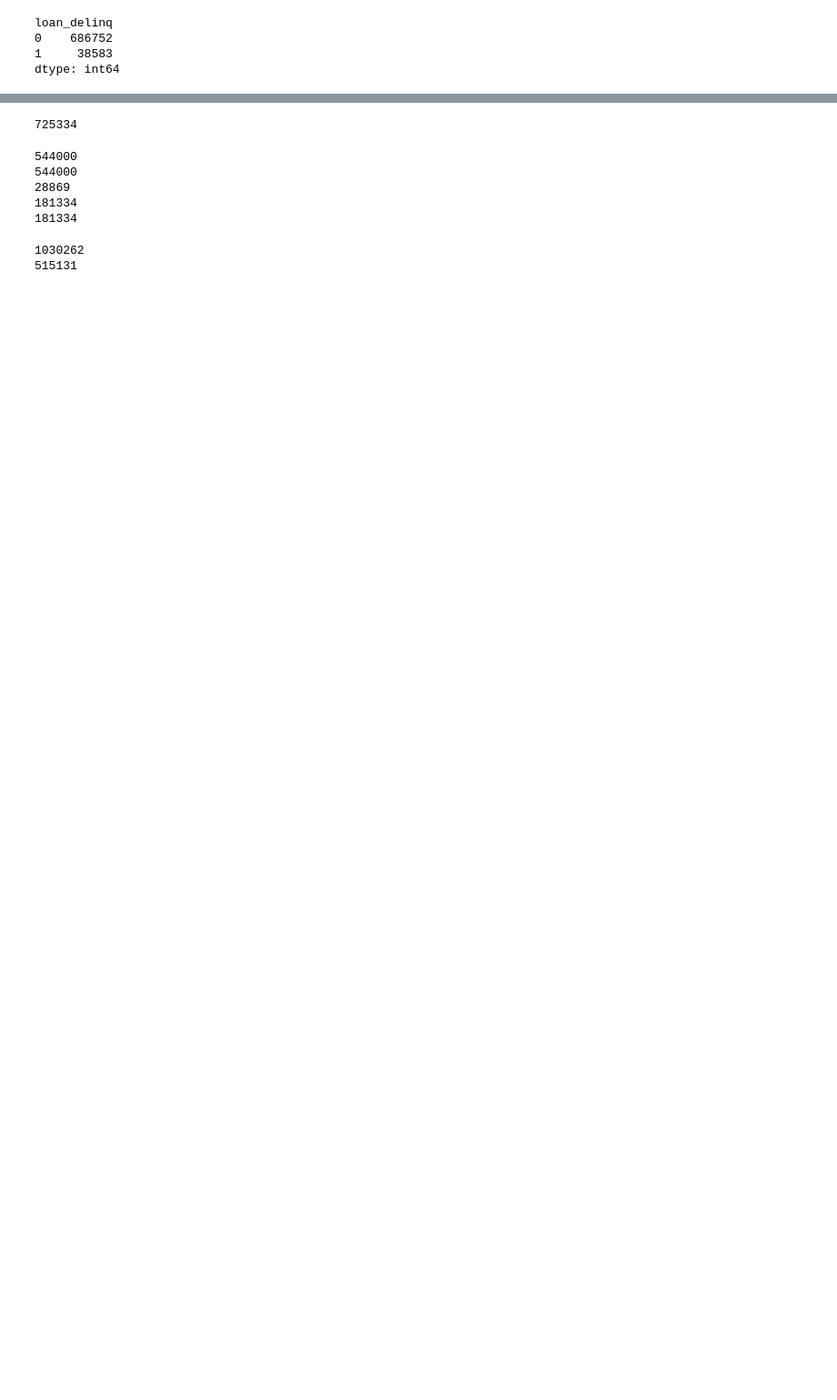
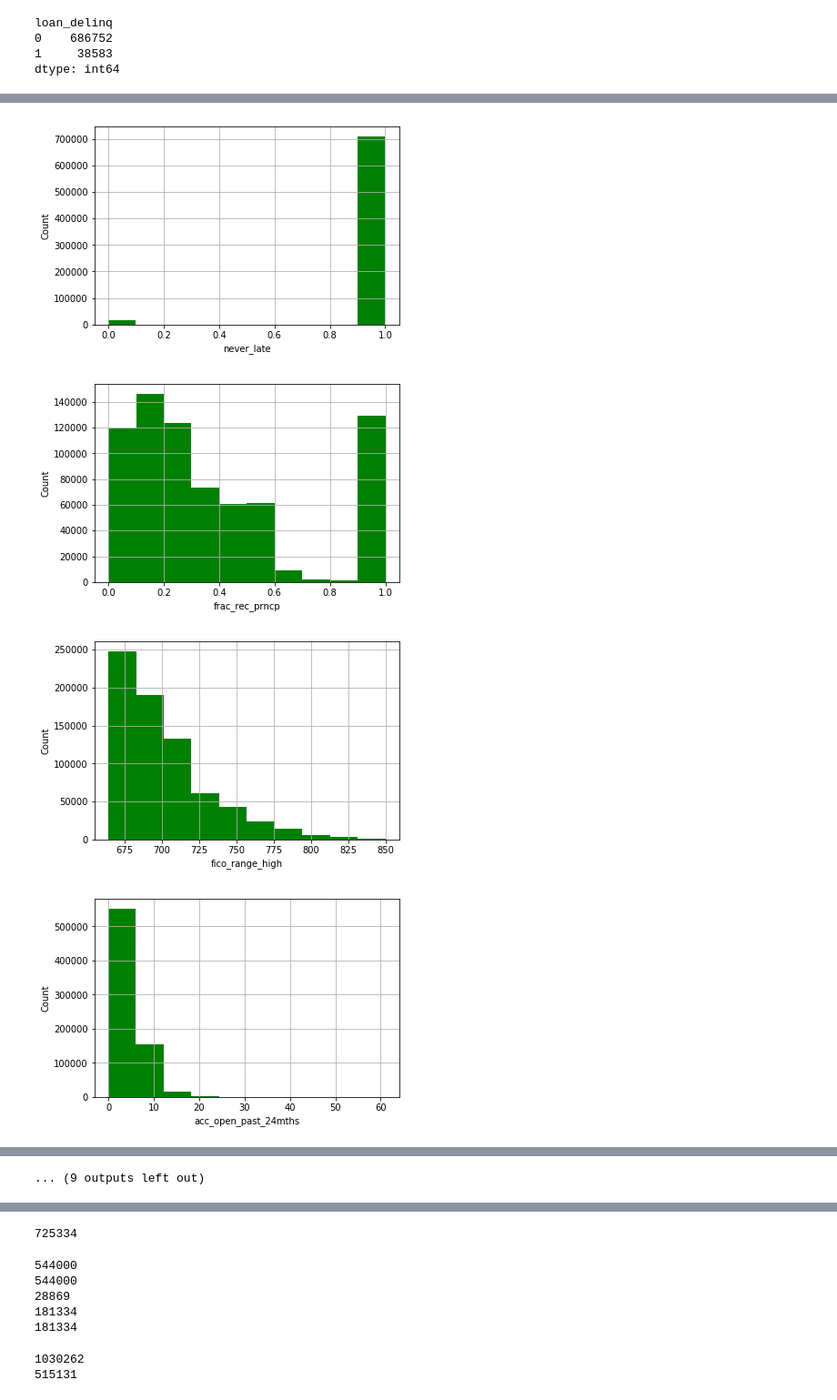
Before and after one commit to cpallav/ResponsibleLending, a Jupyter notebook: build_models.ipynb, the cells around one changed output, grey strips where cells are left out. Shown at 91% size. Saved outputs shown, nothing was run; the diff lists cells and outputs as text; code cells hidden in the pictures; blank space fills up the shorter version.

```diff
--- a/build_models.ipynb
+++ b/build_models.ipynb
@@ -231,0 +266,20 @@ See the caveats in the documentation: http://pandas.pydata.org/pandas-docs/stabl
+# %%
+## Graph input data
+
+for i in range(1,len(features)):
+    col = features[i]
+    #print(col)
+
+    ## Histogram
+    plt.figure(i+1)
+    plt.hist(X[col],density=False,color='g')
+    plt.ylabel('Count')
+    plt.xlabel(col)
+    plt.grid(True)
+
+plt.show()
+# %% [output]
+[figure, added]
+[figure, added]
+[figure, added]
+[figure, added]
@@ -231,0 +294 @@ See the caveats in the documentation: http://pandas.pydata.org/pandas-docs/stabl
+... (9 outputs left out)
```
Also changed, not shown: parts of 29 cells of this notebook.
